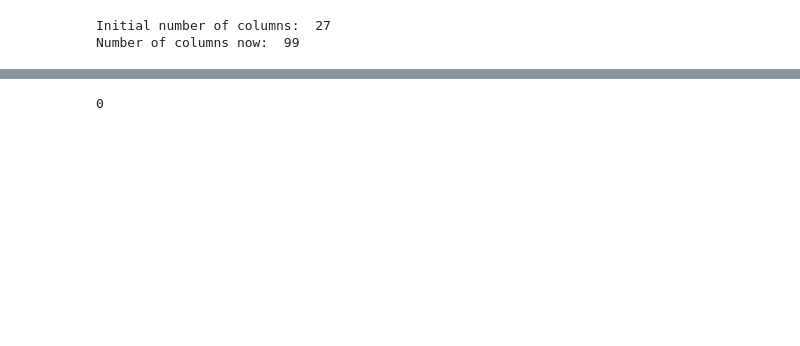
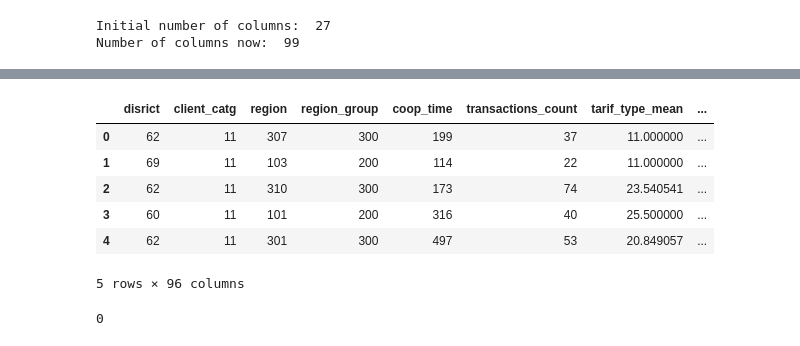
Before and after one commit to anuragkj/GDSC_ML_Training_Project_1, a Jupyter notebook: Project_1.ipynb, the cells around one changed output, grey strips where cells are left out. Cells and saved outputs as stored; diff of their text form; code cells hidden in the pictures; blank space fills up the shorter version.

```diff
--- a/Project_1.ipynb
+++ b/Project_1.ipynb
@@ -346,3 +360,13 @@ X = train_df.drop('target',axis=1)
+# %%
+test_df.head()
+# %% [output]
+|  | disrict | client_catg | region | region_group | coop_time | transactions_count | tarif_type_mean | ... |
+| 0 | 62 | 11 | 307 | 300 | 199 | 37 | 11.000000 | ... |
+| 1 | 69 | 11 | 103 | 200 | 114 | 22 | 11.000000 | ... |
+| 2 | 62 | 11 | 310 | 300 | 173 | 74 | 23.540541 | ... |
+| 3 | 60 | 11 | 101 | 200 | 316 | 40 | 25.500000 | ... |
+| 4 | 62 | 11 | 301 | 300 | 497 | 53 | 20.849057 | ... |
+5 rows × 96 columns
 # %%
 y = np.where(y==0.0,0,1)
 # %%
```
Also changed, not shown: parts of 5 cells of this notebook.
